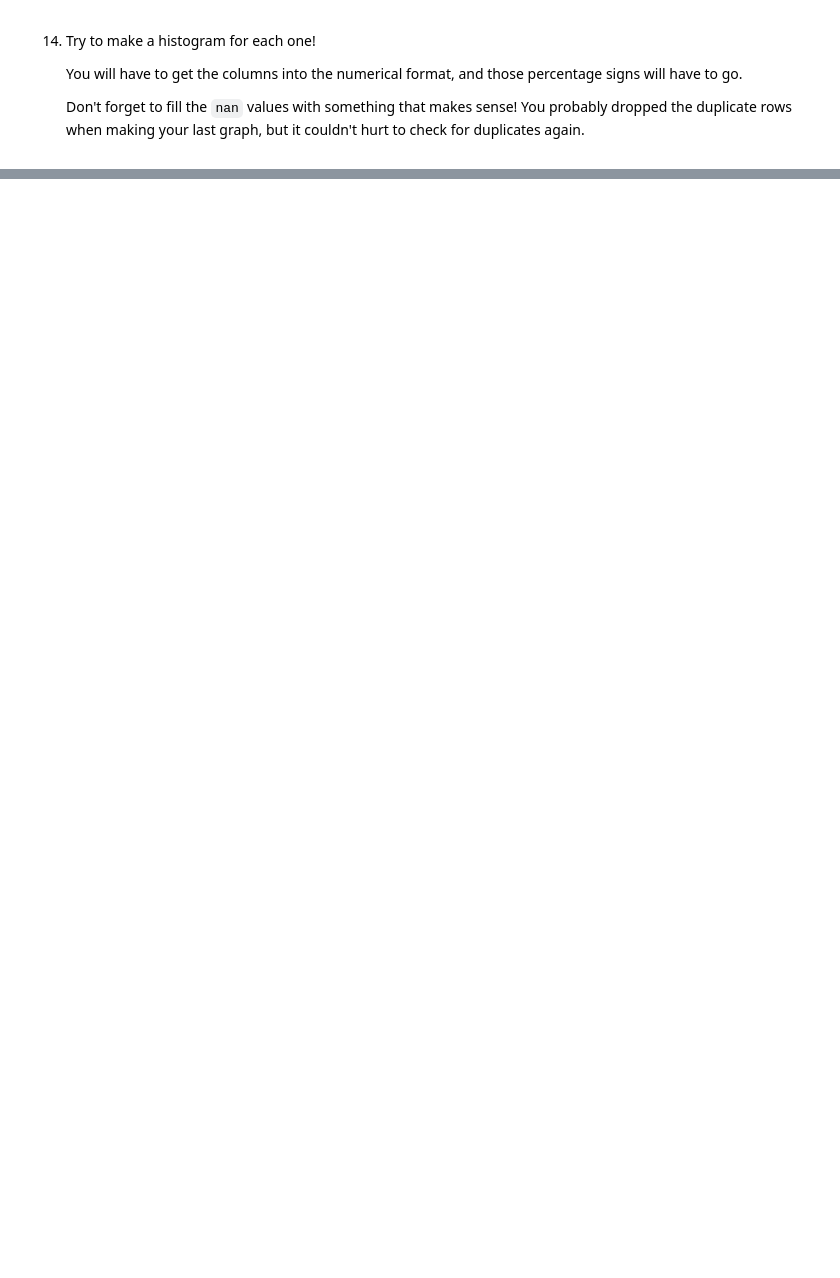
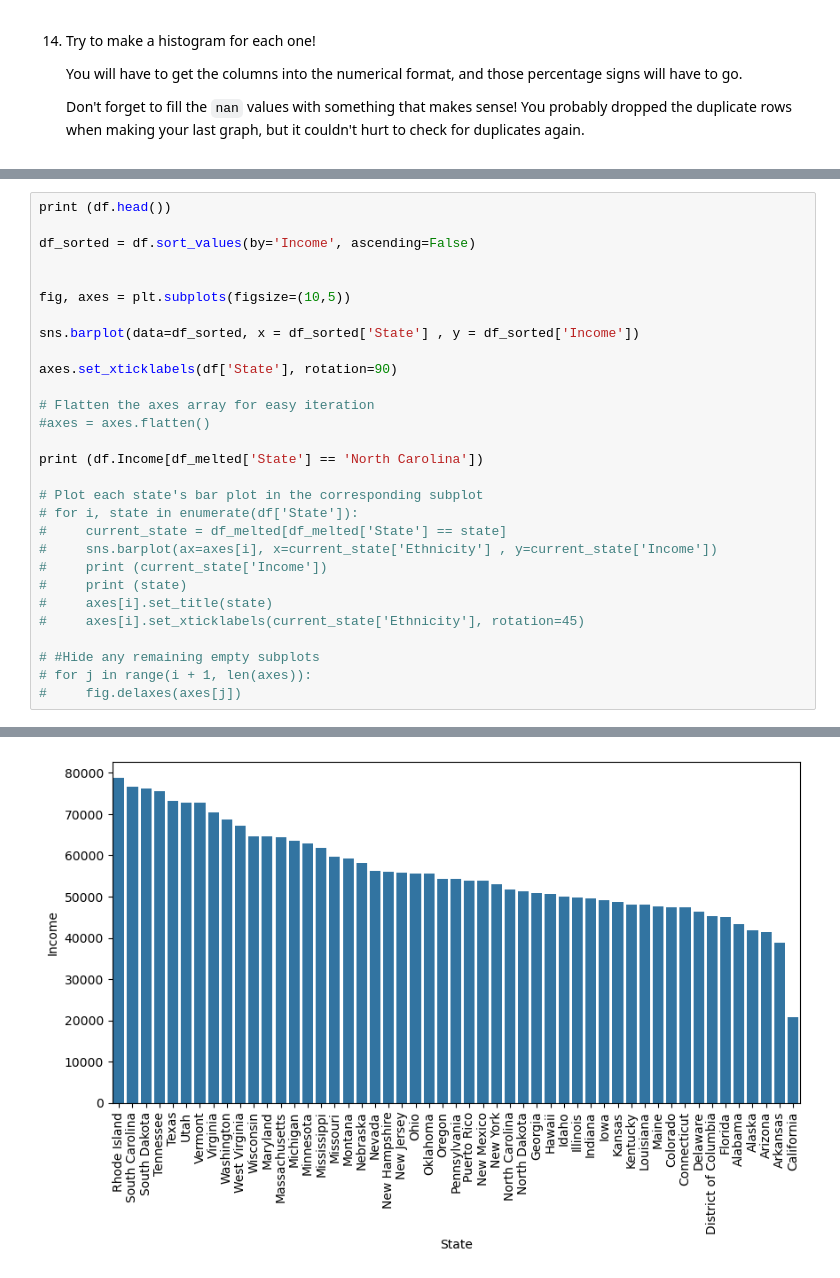
Before and after one commit to Pouria-Zarrin/Cleaning-US-Census-Data, a Jupyter notebook: Cleaning US Census Data.ipynb, the cells around one changed output, grey strips where cells are left out. Cells and saved outputs as stored; diff of their text form; blank space fills up the shorter version.

```diff
--- a/Cleaning US Census Data.ipynb
+++ b/Cleaning US Census Data.ipynb
@@ -356,0 +386,30 @@ for i in range(len(ethnicity_list)):
+# %%
+print (df.head())
+
+df_sorted = df.sort_values(by='Income', ascending=False)
+
+
+fig, axes = plt.subplots(figsize=(10,5))
+
+sns.barplot(data=df_sorted, x = df_sorted['State'] , y = df_sorted['Income'])
+
+axes.set_xticklabels(df['State'], rotation=90)
+
+# Flatten the axes array for easy iteration
+#axes = axes.flatten()
+
+print (df.Income[df_melted['State'] == 'North Carolina'])
+
+# Plot each state's bar plot in the corresponding subplot
+# for i, state in enumerate(df['State']):
+#     current_state = df_melted[df_melted['State'] == state]
+#     sns.barplot(ax=axes[i], x=current_state['Ethnicity'] , y=current_state['Income'])
+#     print (current_state['Income'])
+#     print (state)
+#     axes[i].set_title(state)
+#     axes[i].set_xticklabels(current_state['Ethnicity'], rotation=45)
+
+# #Hide any remaining empty subplots
+# for j in range(i + 1, len(axes)):
+#     fig.delaxes(axes[j])
+# %% [output]
@@ -356,0 +433 @@ for i in range(len(ethnicity_list)):
+[figure, added]
```
Also changed, not shown: parts of 7 cells of this notebook.
